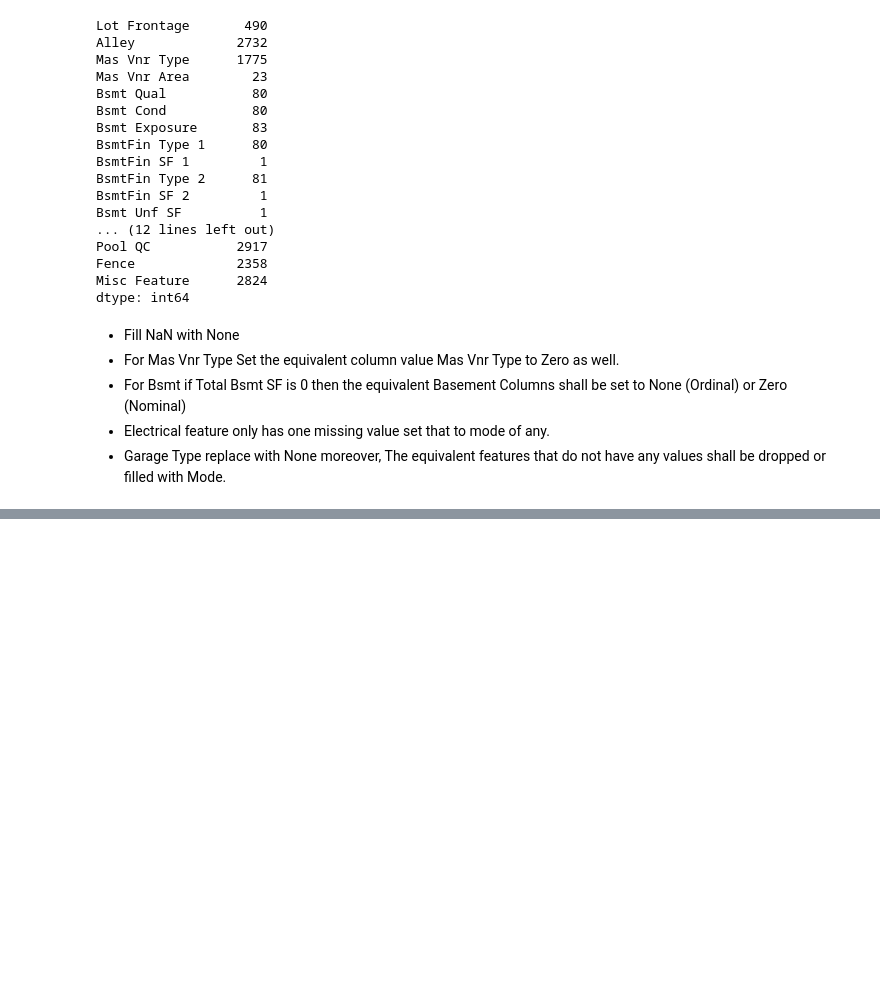
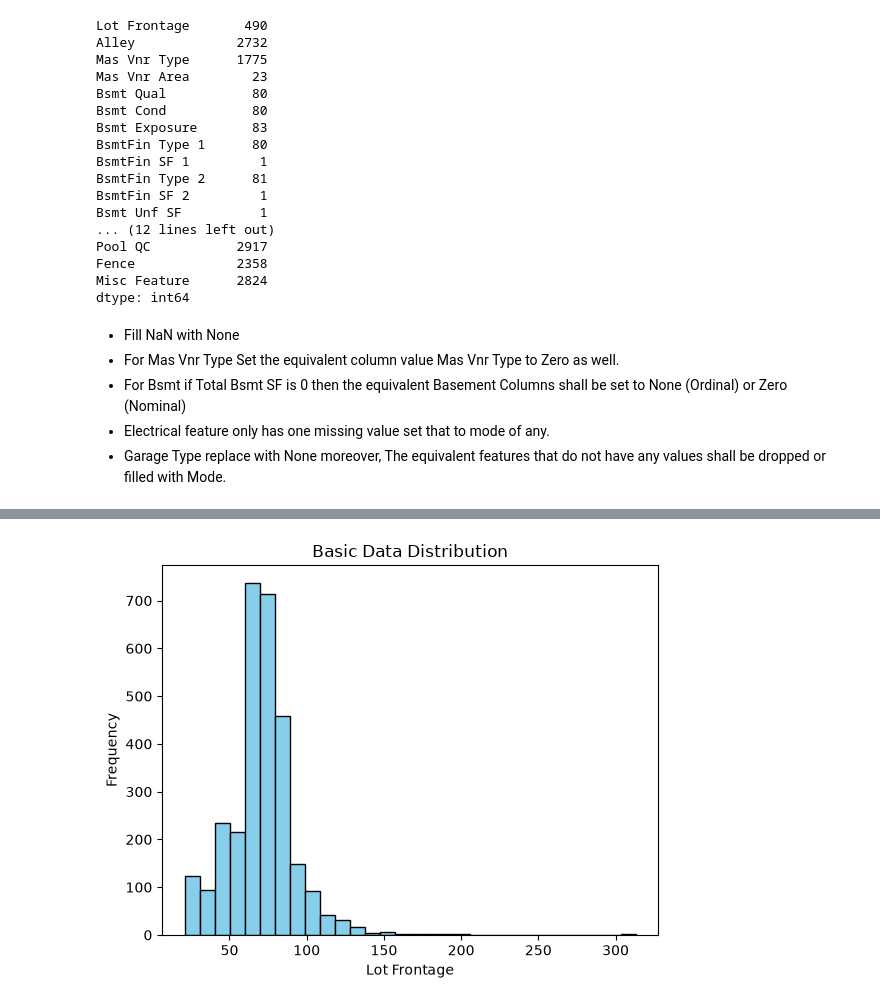
Before and after one commit to ifaixal/Housing_Price_Prediction, a Jupyter notebook: Python.ipynb, the cells around one changed output, grey strips where cells are left out. Cells and saved outputs as stored; diff of their text form; code cells hidden in the pictures; blank space fills up the shorter version.

```diff
--- a/Python.ipynb
+++ b/Python.ipynb
@@ -130,0 +151,4 @@ df['Lot Frontage'] = df['Lot Frontage'].fillna(df['Lot Frontage'].mode()[0])
+# %%
+# Numerical Features EDA
+numerical_columns = df.select_dtypes(include=np.number)
+numerical_columns
@@ -130,0 +169,11 @@ df['Lot Frontage'] = df['Lot Frontage'].fillna(df['Lot Frontage'].mode()[0])
+# %%
+plt.hist(numerical_columns['Lot Frontage'], bins=30, color='skyblue', edgecolor='black')
+# Add labels and title
+plt.xlabel('Lot Frontage')
+plt.ylabel('Frequency')
+plt.title('Basic Data Distribution')
+
+# Display the plot
+plt.show()
+# %% [output]
+[figure, added]
```
Also changed, not shown: parts of 6 cells of this notebook, 1 other file.
